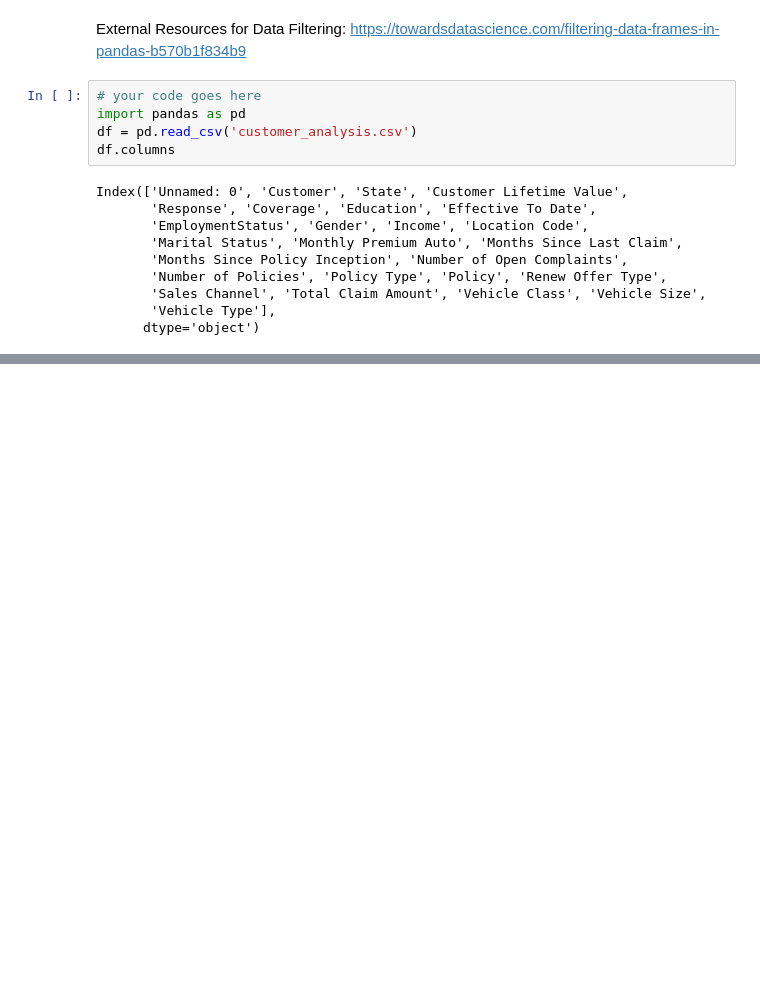
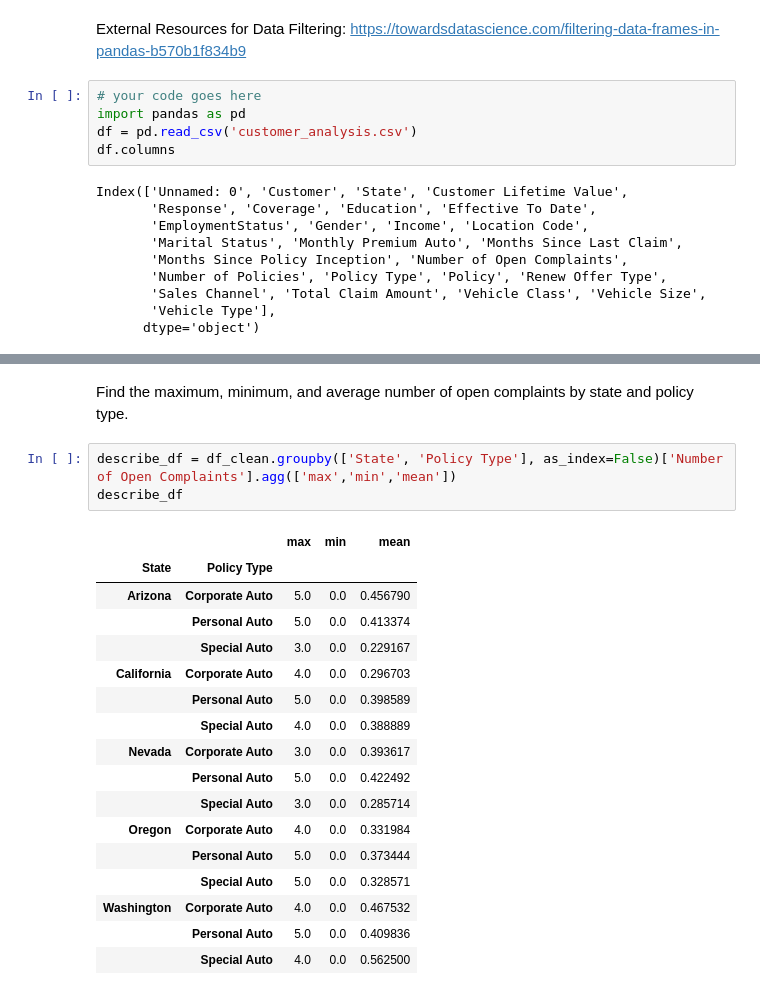
Before and after one commit to tahora-23/lab-dw-data-aggregation-and-filtering, a Jupyter notebook: lab-dw-aggregating.ipynb, the cells around one changed output, grey strips where cells are left out. Drawn from its saved outputs; the diff is of its cells as text; blank space fills up the shorter version.

```diff
--- a/lab-dw-aggregating.ipynb
+++ b/lab-dw-aggregating.ipynb
@@ -188,0 +235,23 @@ new_df.groupby(['State', 'Policy'], as_index=False).filter(lambda x: x['Customer
+# %% [markdown]
+Find the maximum, minimum, and average number of open complaints by state and policy type.
+# %%
+describe_df = df_clean.groupby(['State', 'Policy Type'], as_index=False)['Number of Open Complaints'].agg(['max','min','mean'])
+describe_df
+# %% [output]
+|  |  | max | min | mean |
+| State | Policy Type |  |  |  |
+| Arizona | Corporate Auto | 5.0 | 0.0 | 0.456790 |
+|  | Personal Auto | 5.0 | 0.0 | 0.413374 |
+|  | Special Auto | 3.0 | 0.0 | 0.229167 |
+| California | Corporate Auto | 4.0 | 0.0 | 0.296703 |
+|  | Personal Auto | 5.0 | 0.0 | 0.398589 |
+|  | Special Auto | 4.0 | 0.0 | 0.388889 |
+| Nevada | Corporate Auto | 3.0 | 0.0 | 0.393617 |
+|  | Personal Auto | 5.0 | 0.0 | 0.422492 |
+|  | Special Auto | 3.0 | 0.0 | 0.285714 |
+| Oregon | Corporate Auto | 4.0 | 0.0 | 0.331984 |
+|  | Personal Auto | 5.0 | 0.0 | 0.373444 |
+|  | Special Auto | 5.0 | 0.0 | 0.328571 |
+| Washington | Corporate Auto | 4.0 | 0.0 | 0.467532 |
+|  | Personal Auto | 5.0 | 0.0 | 0.409836 |
+|  | Special Auto | 4.0 | 0.0 | 0.562500 |
```
Also changed, not shown: parts of 37 cells of this notebook.
